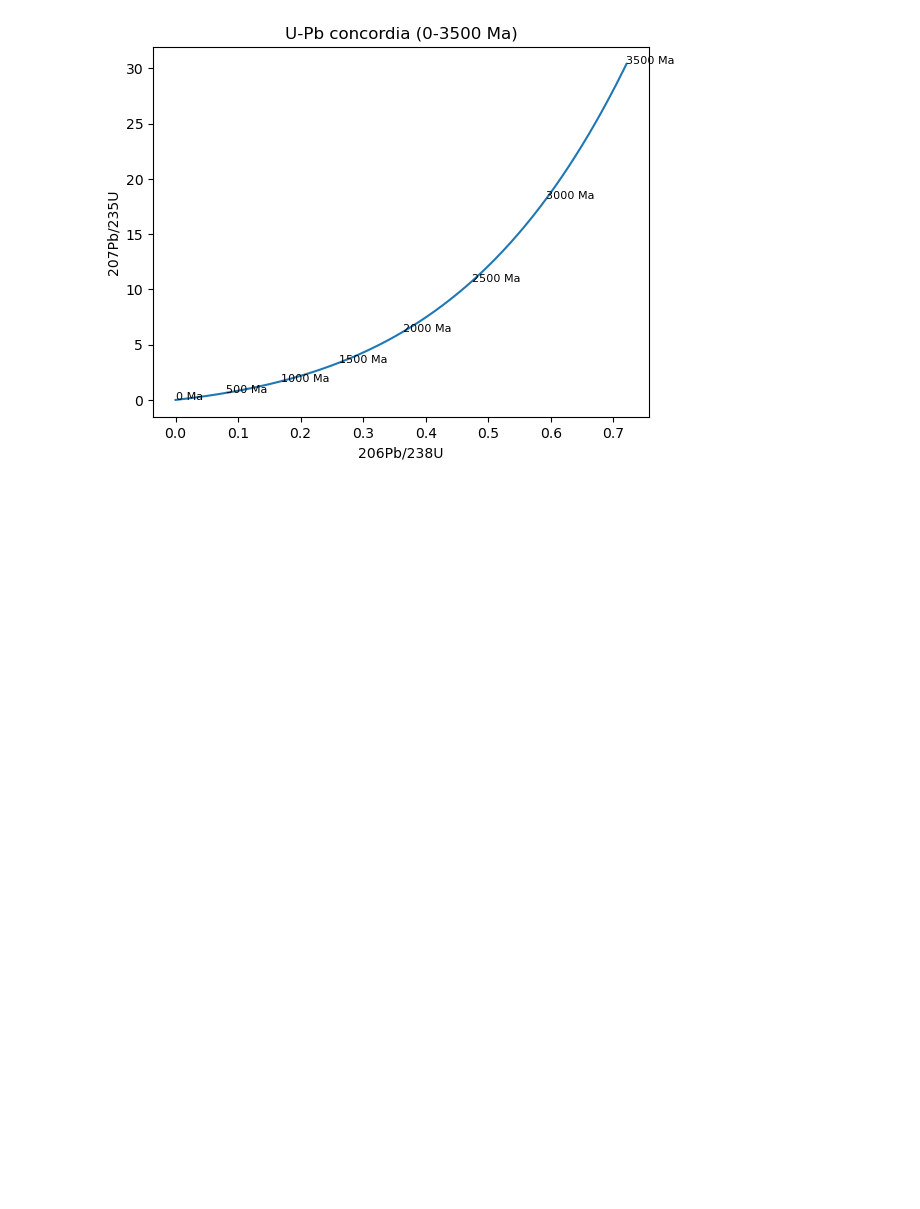
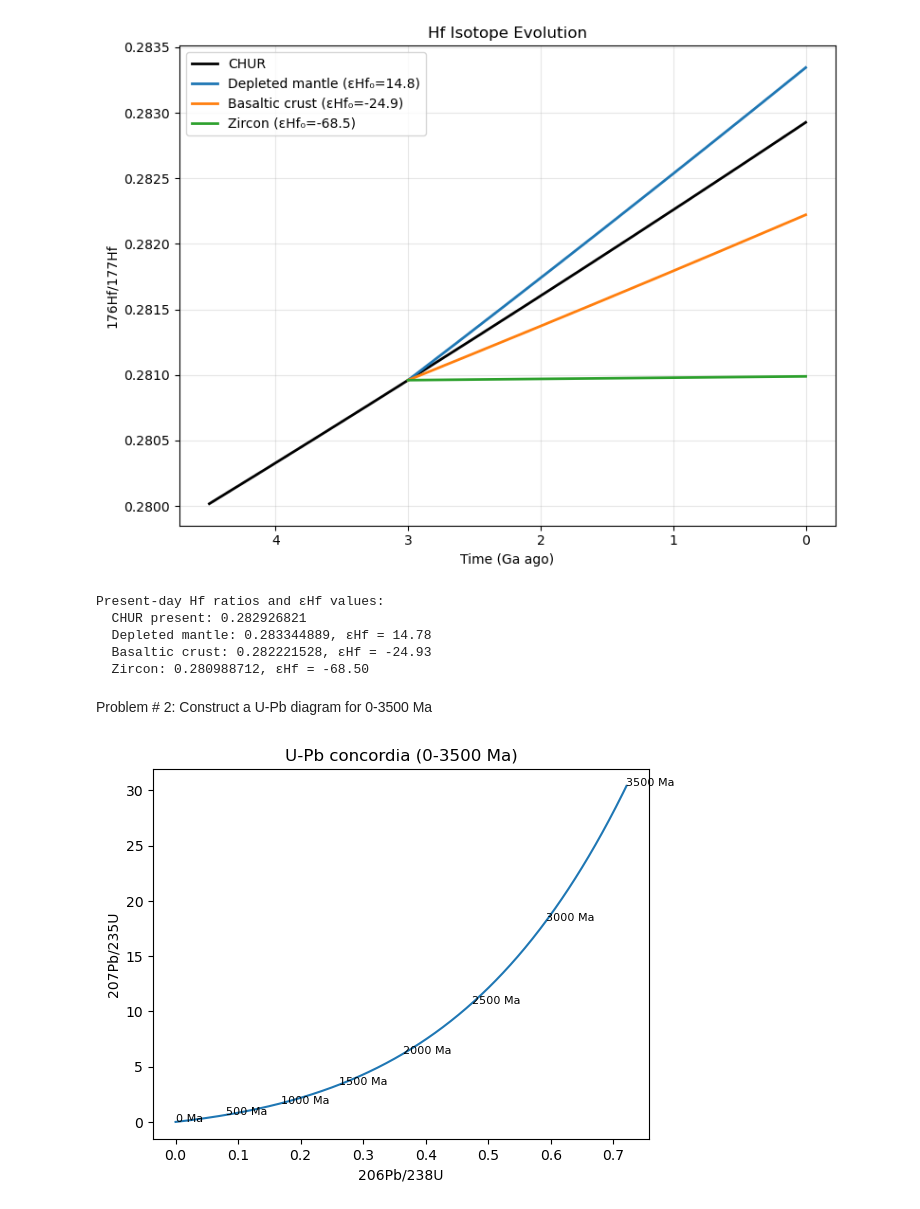
Before and after one commit to maggiedart16/mmd-geos505, a Jupyter notebook: Radiogenic Isotopes and Mixing.ipynb, the cells around one changed output. Saved outputs shown, nothing was run; the diff lists cells and outputs as text; code cells hidden in the pictures; blank space fills up the shorter version.

Commit message:
Radiogenic Isotopes

```diff
--- a/Radiogenic Isotopes and Mixing.ipynb
+++ b/Radiogenic Isotopes and Mixing.ipynb
@@ -33,0 +11,12 @@ def eps_hf(sample, chur_present):
+# %%
+# Constants
+lam_lu = 1.867e-11           # decay constant for 176Lu (yr^-1)
+t_total = 4.5e9              # total time span (years)
+t_split = 3.0e9              # time of crust/mantle separation (years)
+hf_init_4p5 = 0.280017       # initial 176Hf/177Hf at 4.5 Ga
+lu_hf_chur = 0.0332          # CHUR 176Lu/177Hf ratio
+
+# Lu/Hf for reservoirs formed at 3.0 Ga
+lu_hf_b = 0.0414   # depleted mantle residue
+lu_hf_c = 0.0219   # basaltic crust
+lu_hf_d = 0.0005   # zircon
@@ -34,3 +55,36 @@ def eps_hf(sample, chur_present):
+# %%
+# Plot
+plt.figure(figsize=(8,6))
+plt.plot((t_total - t1)/1e9, hf_chur, label="CHUR", color='k', lw=2)
+plt.plot((t_split - t2)/1e9, hf_b, label=f"Depleted mantle (εHf₀={eps_b:.1f})", lw=2)
+plt.plot((t_split - t2)/1e9, hf_c, label=f"Basaltic crust (εHf₀={eps_c:.1f})", lw=2)
+plt.plot((t_split - t2)/1e9, hf_d, label=f"Zircon (εHf₀={eps_d:.1f})", lw=2)
+
+plt.xlabel("Time (Ga ago)")
+plt.ylabel("176Hf/177Hf")
+plt.title("Hf Isotope Evolution")
+plt.gca().invert_xaxis()  # makes time run from 4.5 → 0 Ga
+plt.legend()
+plt.grid(True, alpha=0.3)
+plt.tight_layout()
+plt.show()
+
+# Print
+print("Present-day Hf ratios and εHf values:")
+print(f"  CHUR present: {hf_chur_present:.9f}")
+print(f"  Depleted mantle: {hf_b[-1]:.9f}, εHf = {eps_b:.2f}")
+print(f"  Basaltic crust: {hf_c[-1]:.9f}, εHf = {eps_c:.2f}")
+print(f"  Zircon: {hf_d[-1]:.9f}, εHf = {eps_d:.2f}")
+# %% [output]
+[figure, added]
+Present-day Hf ratios and εHf values:
+  CHUR present: 0.282926821
+  Depleted mantle: 0.283344889, εHf = 14.78
+  Basaltic crust: 0.282221528, εHf = -24.93
+  Zircon: 0.280988712, εHf = -68.50
+# %% [markdown]
+Problem # 2:
+Construct a U-Pb diagram for 0-3500 Ma
 # %%
 
 lam238 = 1.55125e-10
```
Also changed, not shown: parts of 8 cells of this notebook.
